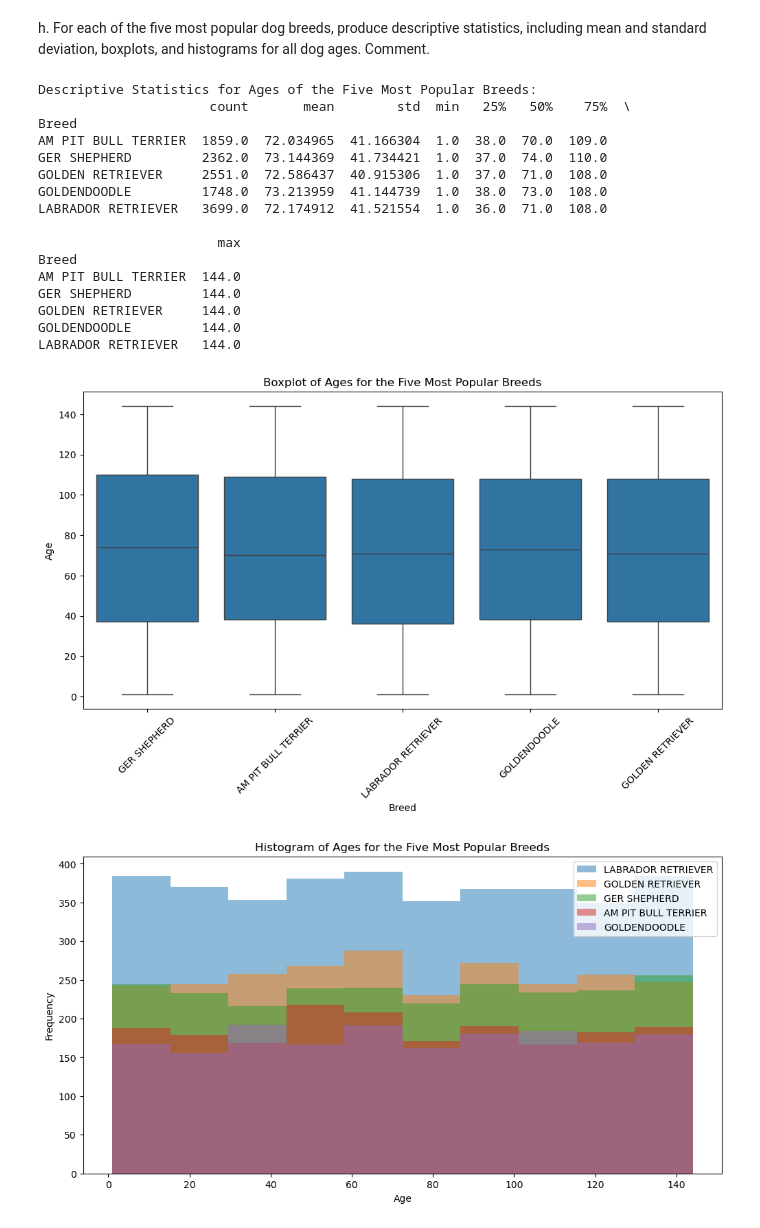
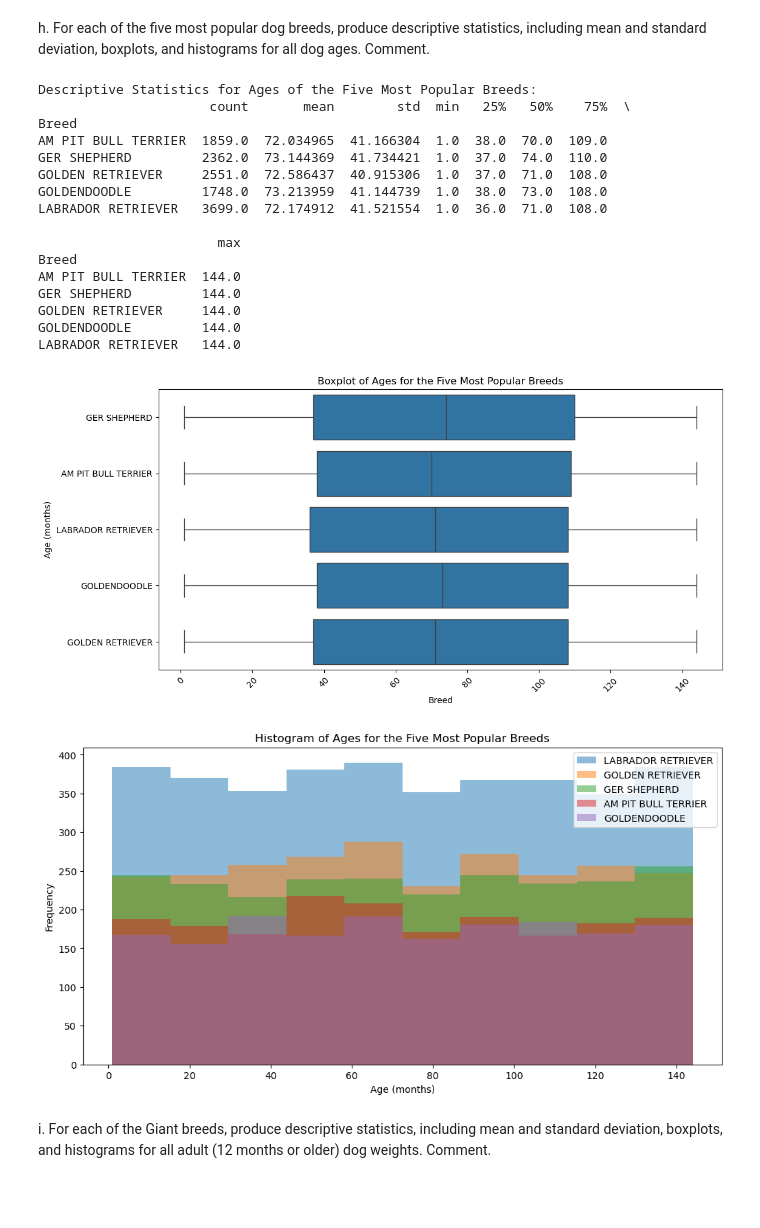
Before and after one commit to santiagoe9107/Python_Data_Visualization_HW1, a Jupyter notebook: homework1.ipynb, the cells around one changed output. Saved outputs shown, nothing was run; the diff lists cells and outputs as text; code cells hidden in the pictures; blank space fills up the shorter version.

Commit message:
Added some comments, almost done

```diff
--- a/homework1.ipynb
+++ b/homework1.ipynb
@@ -317,41 +317,54 @@ print(breed_age_stats)
 
 # Box Plots
 plt.figure(figsize=(12, 6))
-sns.boxplot(x='Breed', y='Age', data=top_breeds_data)
+sns.boxplot(y='Breed', x='Age', data=top_breeds_data)
 plt.title('Boxplot of Ages for the Five Most Popular Breeds')
 plt.xlabel('Breed')
-plt.ylabel('Age')
+plt.ylabel('Age (months)')
 plt.xticks(rotation=45)
 plt.show()
 
 # Histograms
 plt.figure(figsize=(12, 6))
 
 for breed in top_breeds:
     plt.hist(top_breeds_data[top_breeds_data['Breed'] == breed]['Age'],
              bins=10, alpha=0.5, label=breed)
 
 plt.title('Histogram of Ages for the Five Most Popular Breeds')
 plt.xlabel('Age (months)')
 plt.ylabel('Frequency')
 plt.legend()
 plt.show()
+
+# The descriptive statistics for the five most popular dog breeds—American Pit Bull Terrier,
+# German Shepherd, Golden Retriever, Goldendoodle, and Labrador Retriever—reveal similar age
+# distributions across breeds. The mean age for each breed is approximately 72–73 months (around 6 years),
+# with a consistent standard deviation of about 41 months. Most dogs fall within an interquartile range
+# of 3 to 9 years, suggesting that the majority of dogs are middle-aged. All breeds show a wide age range,
+# from 1 month to a maximum of 144 months (12 years), which highlights a presence of both
+# very young and senior dogs in each breed. Overall, these popular breeds demonstrate comparable age profiles in this dataset.
+
+# Labrador Retrievers are the most common breed, significantly outnumbering German Shepherds and
+# Golden Retrievers, with American Pit Bull Terriers and Goldendoodles being less frequent.
+# This suggests varying levels of popularity or roles associated with each breed in the dataset,
+# despite all being within the top 5 breeds.
 # %% [output]
 Descriptive Statistics for Ages of the Five Most Popular Breeds:
                       count       mean        std  min   25%   50%    75%  \
 Breed
 AM PIT BULL TERRIER  1859.0  72.034965  41.166304  1.0  38.0  70.0  109.0
 GER SHEPHERD         2362.0  73.144369  41.734421  1.0  37.0  74.0  110.0
 GOLDEN RETRIEVER     2551.0  72.586437  40.915306  1.0  37.0  71.0  108.0
 GOLDENDOODLE         1748.0  73.213959  41.144739  1.0  38.0  73.0  108.0
 LABRADOR RETRIEVER   3699.0  72.174912  41.521554  1.0  36.0  71.0  108.0
 
                        max
 Breed
 AM PIT BULL TERRIER  144.0
 GER SHEPHERD         144.0
 GOLDEN RETRIEVER     144.0
 GOLDENDOODLE         144.0
 LABRADOR RETRIEVER   144.0
-[figure, old version]
+[figure, new version]
-[figure, old version]
+[figure, new version]
@@ -360,3 +371,5 @@ LABRADOR RETRIEVER   144.0
+# %% [markdown]
+i. For each of the Giant breeds, produce descriptive statistics, including mean and standard deviation, boxplots, and histograms for all adult (12 months or older) dog weights.  Comment.
 # %%
 # Step 1: Filter for Giant breeds
 giant_breeds = fully_adult_dogs[fully_adult_dogs['Category'] == 'Giant']
```
Also changed, not shown: parts of 1 cell of this notebook.
